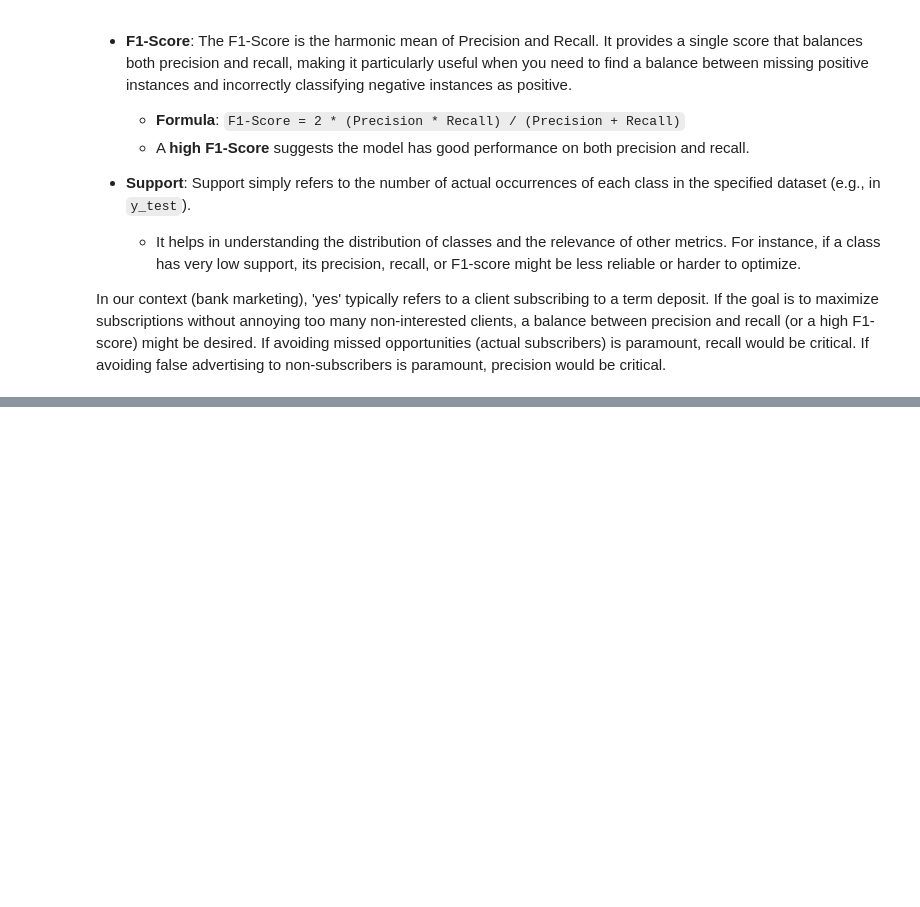
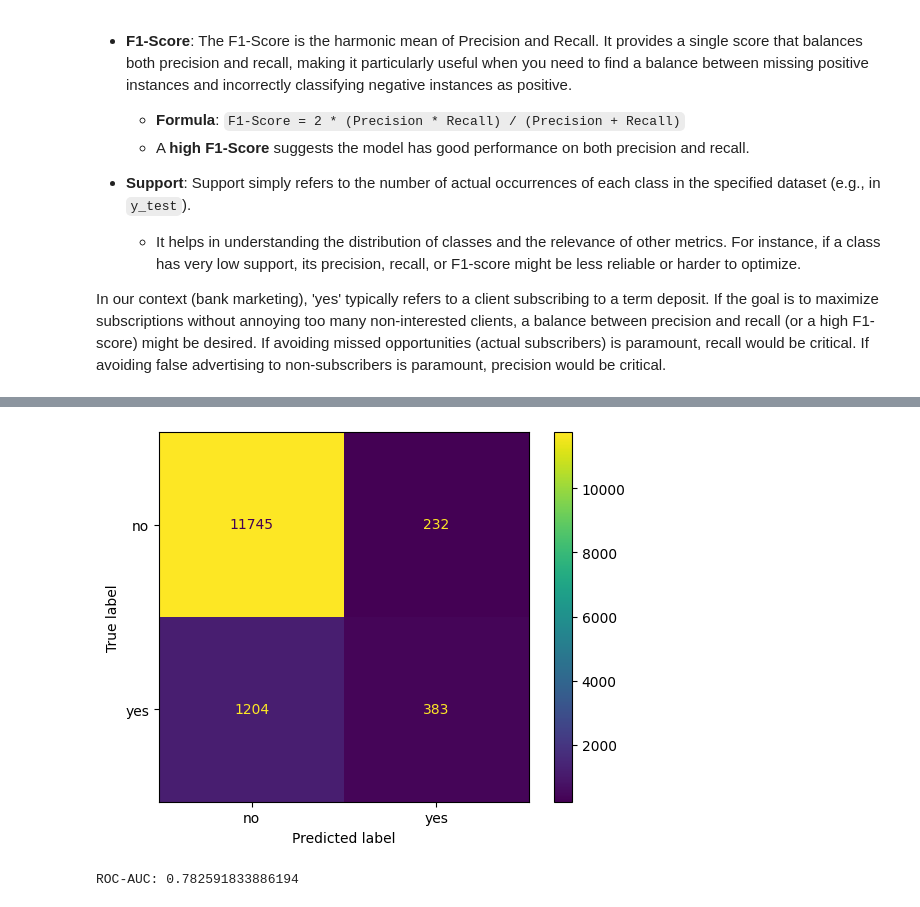
Before and after one commit to AtharvaChitnis/PGIT, a Jupyter notebook: Marketing_Research_ML.ipynb, the cells around one changed output, grey strips where cells are left out. Drawn from its saved outputs; the diff is of its cells as text; code cells hidden in the pictures; blank space fills up the shorter version.

```diff
--- a/Marketing_Research_ML.ipynb
+++ b/Marketing_Research_ML.ipynb
@@ -388,0 +392,11 @@ In our context (bank marketing), 'yes' typically refers to a client subscribing
+# %%
+random_forest_model = Pipeline([
+    ("preprocessor", preprocessor),
+    ("model", RandomForestClassifier(
+        n_estimators=100,
+        random_state=42,
+        n_jobs=-1
+    ))
+])
+# %%
+random_forest_model.fit(X_train, y_train)
@@ -388,0 +413,4 @@ In our context (bank marketing), 'yes' typically refers to a client subscribing
+# %%
+y_pred_rf = random_forest_model.predict(X_test)
+
+y_prob_rf = random_forest_model.predict_proba(X_test)[:, 1]
@@ -388,0 +451,16 @@ In our context (bank marketing), 'yes' typically refers to a client subscribing
+# %%
+from sklearn.metrics import ConfusionMatrixDisplay
+import matplotlib.pyplot as plt
+
+ConfusionMatrixDisplay.from_predictions(
+    y_test,
+    y_pred_rf
+)
+
+plt.show()
+# %% [output]
+[figure, added]
+# %%
+print("ROC-AUC:", roc_auc_score(y_test, y_prob_rf))
+# %% [output]
+ROC-AUC: 0.782591833886194
```
Also changed, not shown: parts of 22 cells of this notebook.
